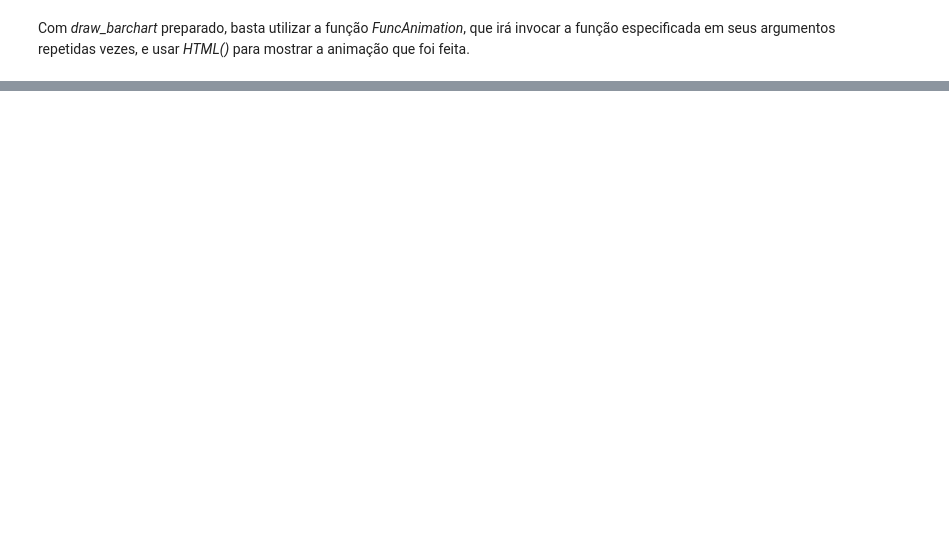
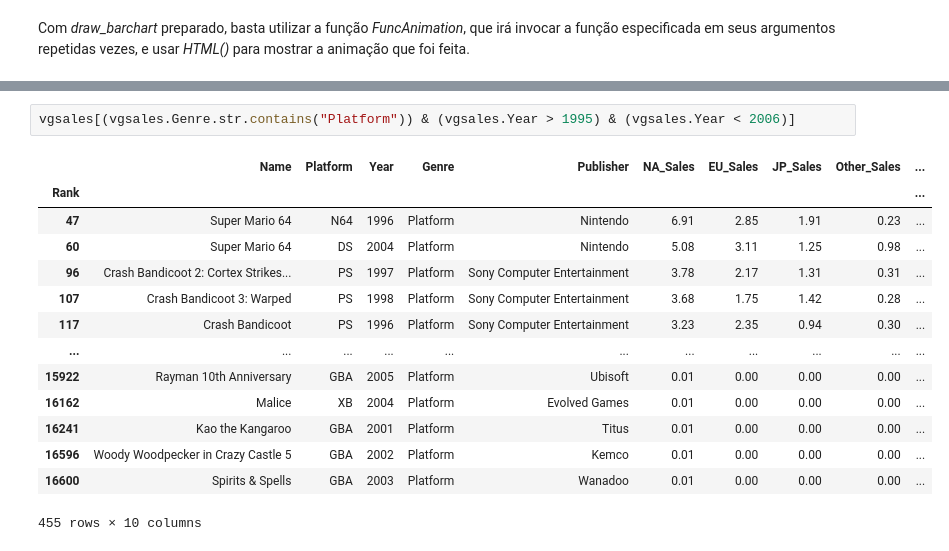
Before and after one commit to adamesalles/icd-eda, a Jupyter notebook: Tiago.ipynb, the cells around one changed output, grey strips where cells are left out. Cells and saved outputs as stored; diff of their text form; blank space fills up the shorter version.

```diff
--- a/Tiago.ipynb
+++ b/Tiago.ipynb
@@ -155,0 +213,17 @@ animation
+# %%
+vgsales[(vgsales.Genre.str.contains("Platform")) & (vgsales.Year > 1995) & (vgsales.Year < 2006)]
+# %% [output]
+|  | Name | Platform | Year | Genre | Publisher | NA_Sales | EU_Sales | JP_Sales | Other_Sales | ... |
+| Rank |  |  |  |  |  |  |  |  |  | ... |
+| 47 | Super Mario 64 | N64 | 1996 | Platform | Nintendo | 6.91 | 2.85 | 1.91 | 0.23 | ... |
+| 60 | Super Mario 64 | DS | 2004 | Platform | Nintendo | 5.08 | 3.11 | 1.25 | 0.98 | ... |
+| 96 | Crash Bandicoot 2: Cortex Strikes... | PS | 1997 | Platform | Sony Computer Entertainment | 3.78 | 2.17 | 1.31 | 0.31 | ... |
+| 107 | Crash Bandicoot 3: Warped | PS | 1998 | Platform | Sony Computer Entertainment | 3.68 | 1.75 | 1.42 | 0.28 | ... |
+| 117 | Crash Bandicoot | PS | 1996 | Platform | Sony Computer Entertainment | 3.23 | 2.35 | 0.94 | 0.30 | ... |
+| ... | ... | ... | ... | ... | ... | ... | ... | ... | ... | ... |
+| 15922 | Rayman 10th Anniversary | GBA | 2005 | Platform | Ubisoft | 0.01 | 0.00 | 0.00 | 0.00 | ... |
+| 16162 | Malice | XB | 2004 | Platform | Evolved Games | 0.01 | 0.00 | 0.00 | 0.00 | ... |
+| 16241 | Kao the Kangaroo | GBA | 2001 | Platform | Titus | 0.01 | 0.00 | 0.00 | 0.00 | ... |
+| 16596 | Woody Woodpecker in Crazy Castle 5 | GBA | 2002 | Platform | Kemco | 0.01 | 0.00 | 0.00 | 0.00 | ... |
+| 16600 | Spirits & Spells | GBA | 2003 | Platform | Wanadoo | 0.01 | 0.00 | 0.00 | 0.00 | ... |
+455 rows × 10 columns
```
Also changed, not shown: parts of 21 cells of this notebook.
